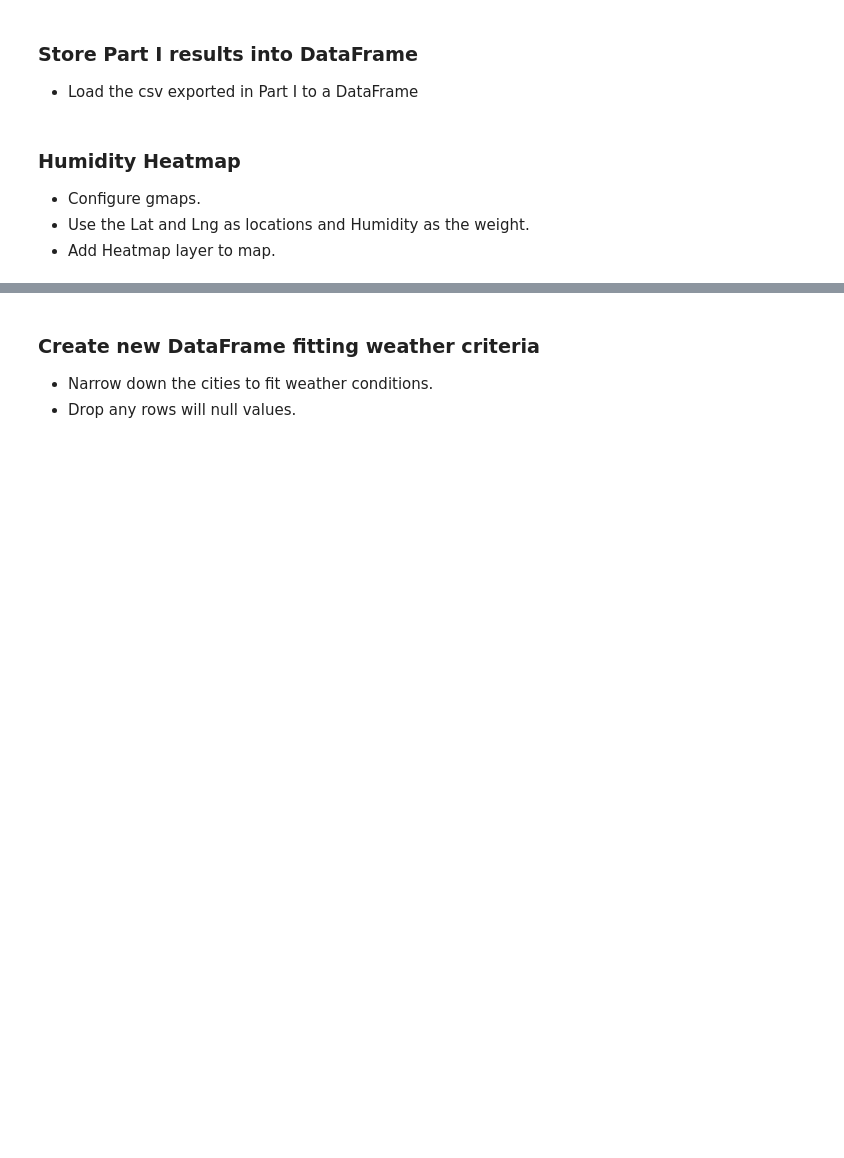
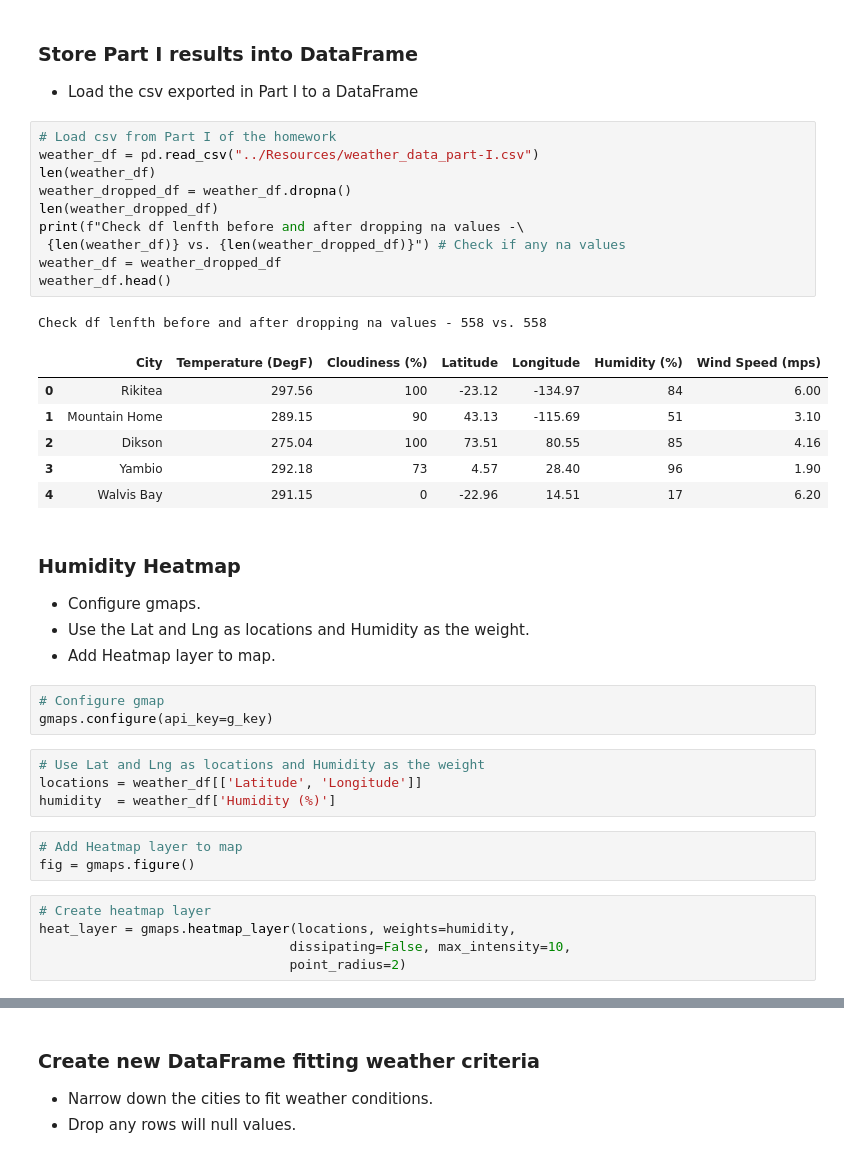
Before and after one commit to IrinaUX/python-api-challenge-2, a Jupyter notebook: VacationPy/VacationPy.ipynb, the cells around one changed output, grey strips where cells are left out. Drawn from its saved outputs; the diff is of its cells as text; blank space fills up the shorter version.

Commit message:
Add gmap heatmap.

```diff
--- a/VacationPy/VacationPy.ipynb
+++ b/VacationPy/VacationPy.ipynb
@@ -42,8 +19,41 @@ weather_df
 # %% [markdown]
 ### Store Part I results into DataFrame
 * Load the csv exported in Part I to a DataFrame
+# %%
+# Load csv from Part I of the homework
+weather_df = pd.read_csv("../Resources/weather_data_part-I.csv")
+len(weather_df)
+weather_dropped_df = weather_df.dropna()
+len(weather_dropped_df)
+print(f"Check df lenfth before and after dropping na values -\
+ {len(weather_df)} vs. {len(weather_dropped_df)}") # Check if any na values
+weather_df = weather_dropped_df
+weather_df.head()
+# %% [output]
+Check df lenfth before and after dropping na values - 558 vs. 558
+|  | City | Temperature (DegF) | Cloudiness (%) | Latitude | Longitude | Humidity (%) | Wind Speed (mps) |
+| 0 | Rikitea | 297.56 | 100 | -23.12 | -134.97 | 84 | 6.00 |
+| 1 | Mountain Home | 289.15 | 90 | 43.13 | -115.69 | 51 | 3.10 |
+| 2 | Dikson | 275.04 | 100 | 73.51 | 80.55 | 85 | 4.16 |
+| 3 | Yambio | 292.18 | 73 | 4.57 | 28.40 | 96 | 1.90 |
+| 4 | Walvis Bay | 291.15 | 0 | -22.96 | 14.51 | 17 | 6.20 |
 # %% [markdown]
 ### Humidity Heatmap
 * Configure gmaps.
 * Use the Lat and Lng as locations and Humidity as the weight.
 * Add Heatmap layer to map.
+# %%
+# Configure gmap
+gmaps.configure(api_key=g_key)
+# %%
+# Use Lat and Lng as locations and Humidity as the weight
+locations = weather_df[['Latitude', 'Longitude']]
+humidity  = weather_df['Humidity (%)']
+# %%
+# Add Heatmap layer to map
+fig = gmaps.figure()
+# %%
+# Create heatmap layer
+heat_layer = gmaps.heatmap_layer(locations, weights=humidity,
+                                dissipating=False, max_intensity=10,
+                                point_radius=2)
```
Also changed, not shown: parts of 6 cells of this notebook, 14 other files.
